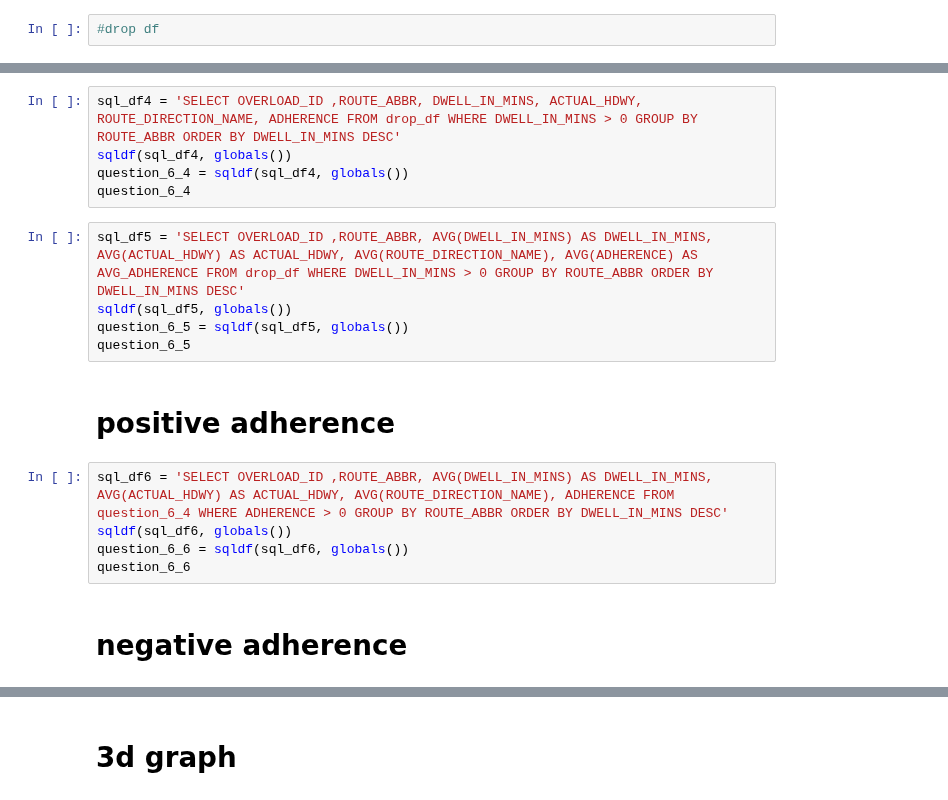
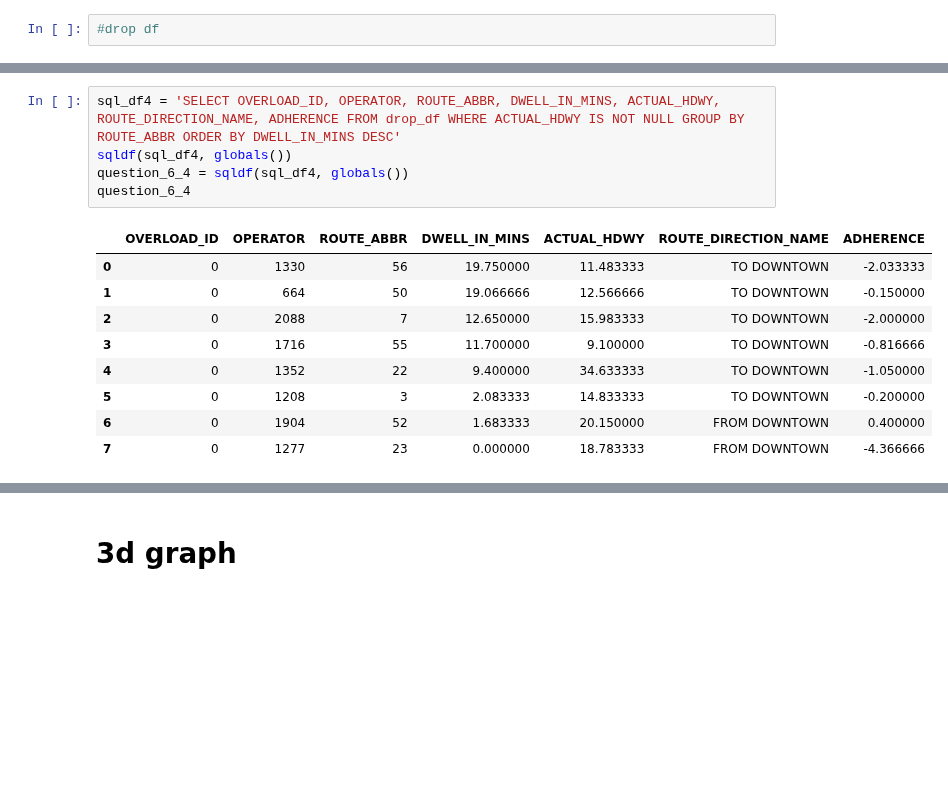
Before and after one commit to NSS-Data-Analytics-Cohort-7/wego-shut_up_and_take_my_query, a Jupyter notebook: WeGo/notebooks/Untitled1.ipynb, the cells around one changed output, grey strips where cells are left out. Saved outputs shown, nothing was run; the diff lists cells and outputs as text; blank space fills up the shorter version.

Commit message:
new adherence

```diff
--- a/WeGo/notebooks/Untitled1.ipynb
+++ b/WeGo/notebooks/Untitled1.ipynb
@@ -68,19 +167,15 @@ question_6_2
 # %%
-sql_df4 = 'SELECT OVERLOAD_ID ,ROUTE_ABBR, DWELL_IN_MINS, ACTUAL_HDWY, ROUTE_DIRECTION_NAME, ADHERENCE FROM drop_df WHERE DWELL_IN_MINS > 0 GROUP BY ROUTE_ABBR ORDER BY DWELL_IN_MINS DESC'
+sql_df4 = 'SELECT OVERLOAD_ID, OPERATOR, ROUTE_ABBR, DWELL_IN_MINS, ACTUAL_HDWY, ROUTE_DIRECTION_NAME, ADHERENCE FROM drop_df WHERE ACTUAL_HDWY IS NOT NULL GROUP BY ROUTE_ABBR ORDER BY DWELL_IN_MINS DESC'
 sqldf(sql_df4, globals())
 question_6_4 = sqldf(sql_df4, globals())
 question_6_4
+# %% [output]
+|  | OVERLOAD_ID | OPERATOR | ROUTE_ABBR | DWELL_IN_MINS | ACTUAL_HDWY | ROUTE_DIRECTION_NAME | ADHERENCE |
+| 0 | 0 | 1330 | 56 | 19.750000 | 11.483333 | TO DOWNTOWN | -2.033333 |
+| 1 | 0 | 664 | 50 | 19.066666 | 12.566666 | TO DOWNTOWN | -0.150000 |
+| 2 | 0 | 2088 | 7 | 12.650000 | 15.983333 | TO DOWNTOWN | -2.000000 |
+| 3 | 0 | 1716 | 55 | 11.700000 | 9.100000 | TO DOWNTOWN | -0.816666 |
+| 4 | 0 | 1352 | 22 | 9.400000 | 34.633333 | TO DOWNTOWN | -1.050000 |
+| 5 | 0 | 1208 | 3 | 2.083333 | 14.833333 | TO DOWNTOWN | -0.200000 |
+| 6 | 0 | 1904 | 52 | 1.683333 | 20.150000 | FROM DOWNTOWN | 0.400000 |
+| 7 | 0 | 1277 | 23 | 0.000000 | 18.783333 | FROM DOWNTOWN | -4.366666 |
-# %%
-sql_df5 = 'SELECT OVERLOAD_ID ,ROUTE_ABBR, AVG(DWELL_IN_MINS) AS DWELL_IN_MINS, AVG(ACTUAL_HDWY) AS ACTUAL_HDWY, AVG(ROUTE_DIRECTION_NAME), AVG(ADHERENCE) AS AVG_ADHERENCE FROM drop_df WHERE DWELL_IN_MINS > 0 GROUP BY ROUTE_ABBR ORDER BY DWELL_IN_MINS DESC'
-sqldf(sql_df5, globals())
-question_6_5 = sqldf(sql_df5, globals())
-question_6_5
-# %% [markdown]
-# positive adherence
-# %%
-sql_df6 = 'SELECT OVERLOAD_ID ,ROUTE_ABBR, AVG(DWELL_IN_MINS) AS DWELL_IN_MINS, AVG(ACTUAL_HDWY) AS ACTUAL_HDWY, AVG(ROUTE_DIRECTION_NAME), ADHERENCE FROM question_6_4 WHERE ADHERENCE > 0 GROUP BY ROUTE_ABBR ORDER BY DWELL_IN_MINS DESC'
-sqldf(sql_df6, globals())
-question_6_6 = sqldf(sql_df6, globals())
-question_6_6
-# %% [markdown]
-# negative adherence
```
Also changed, not shown: parts of 28 cells of this notebook.
